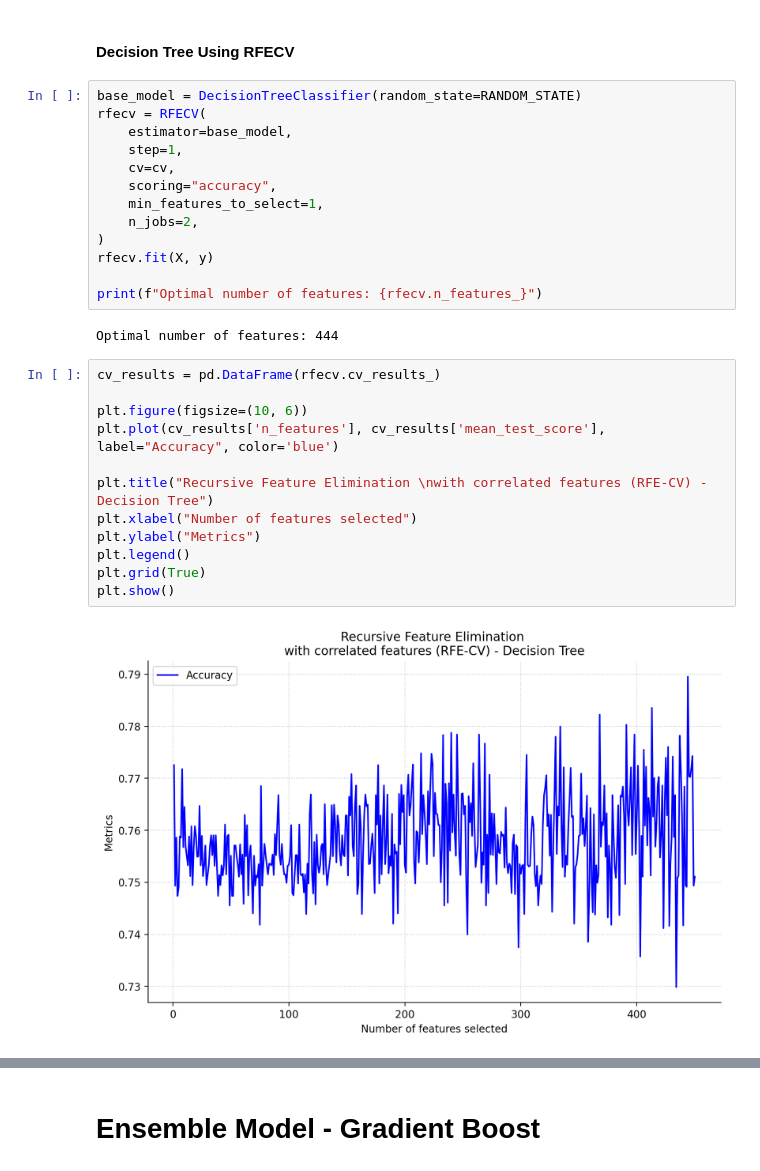
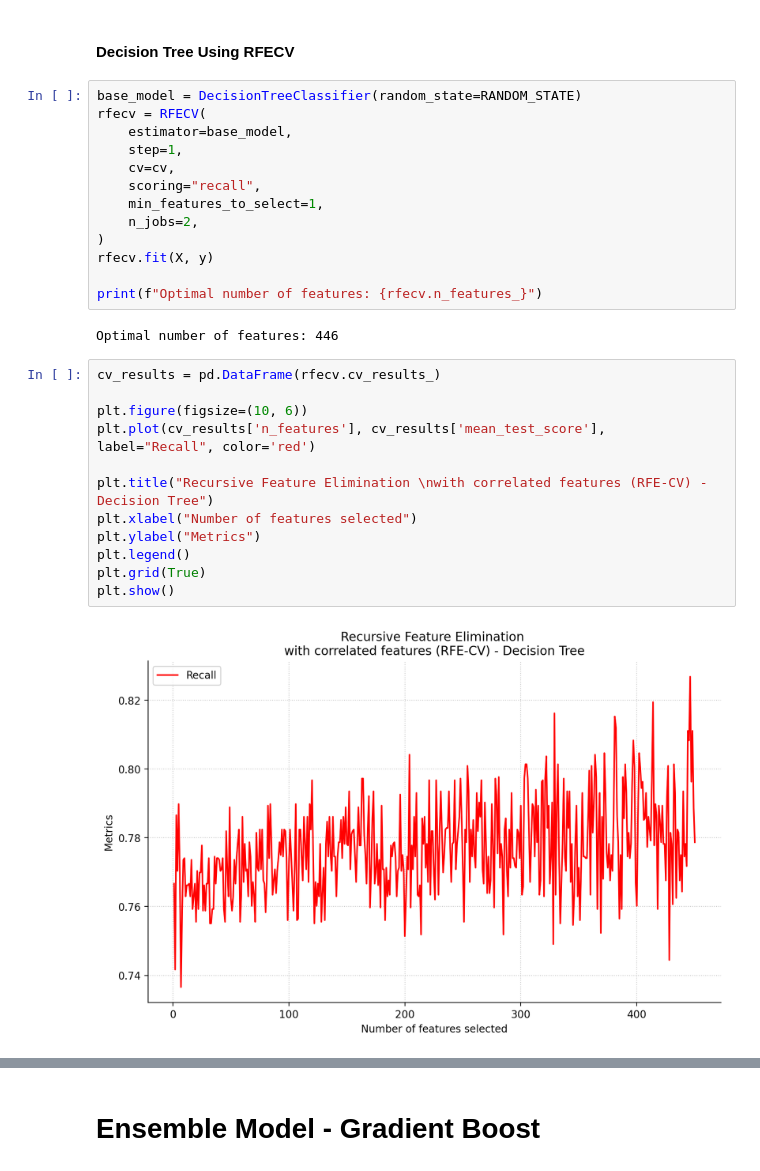
Before and after one commit to sofia-sartori/darwin_ds2, a Jupyter notebook: analysis/analysis.ipynb, the cells around one changed output, grey strips where cells are left out. Cells and saved outputs as stored; diff of their text form.

Commit message:
fix: scale_pos_wight on gradient and scoring on RFECV

```diff
--- a/analysis/analysis.ipynb
+++ b/analysis/analysis.ipynb
@@ -449,7 +449,7 @@ rfecv = RFECV(
     estimator=base_model,
     step=1,
     cv=cv,
-    scoring="accuracy",
+    scoring="recall",
     min_features_to_select=1,
     n_jobs=2,
 )
@@ -457,21 +457,21 @@ rfecv.fit(X, y)
 
 print(f"Optimal number of features: {rfecv.n_features_}")
 # %% [output]
-Optimal number of features: 444
+Optimal number of features: 446
 # %%
 cv_results = pd.DataFrame(rfecv.cv_results_)
 
 plt.figure(figsize=(10, 6))
-plt.plot(cv_results['n_features'], cv_results['mean_test_score'], label="Accuracy", color='blue')
+plt.plot(cv_results['n_features'], cv_results['mean_test_score'], label="Recall", color='red')
 
 plt.title("Recursive Feature Elimination \nwith correlated features (RFE-CV) - Decision Tree")
 plt.xlabel("Number of features selected")
 plt.ylabel("Metrics")
 plt.legend()
 plt.grid(True)
 plt.show()
 # %% [output]
-[figure, old version]
+[figure, new version]
 # %%
 new_model = DecisionTreeClassifier()
 X_transformed = rfecv.transform(X)
```
Also changed, not shown: parts of 18 cells of this notebook.
